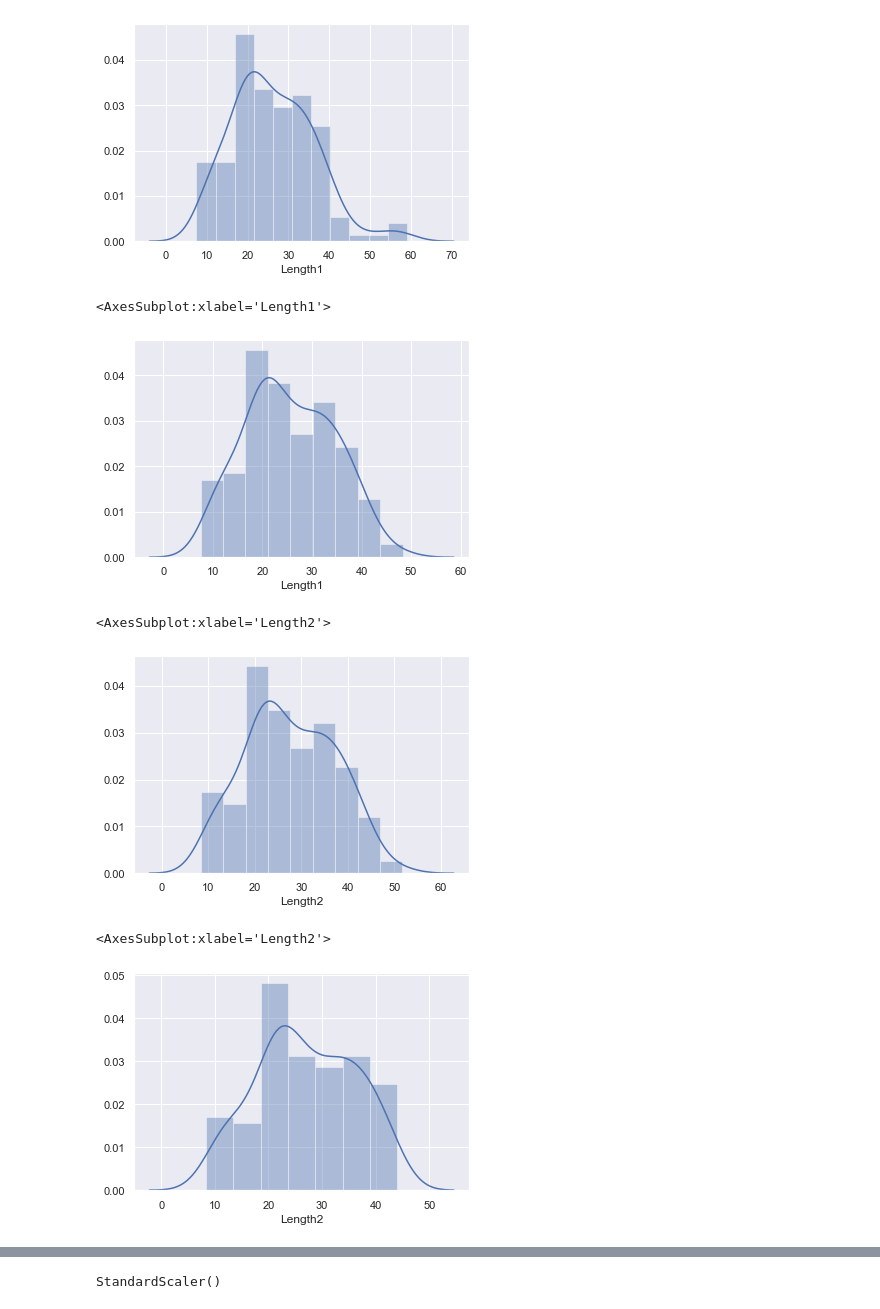
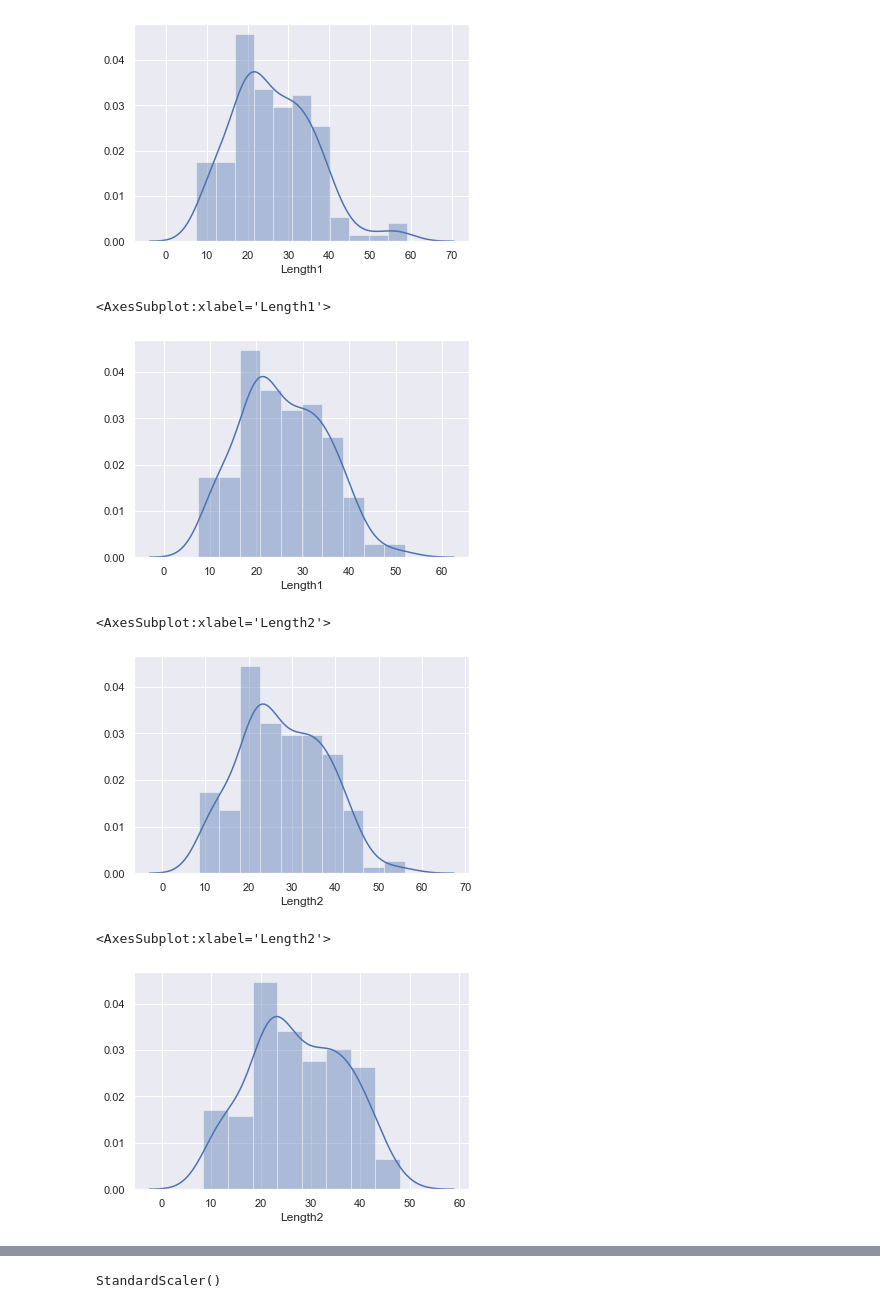
Before and after one commit to malik2067/stats-anaytics, a Jupyter notebook: fish.ipynb, the cells around one changed output, grey strips where cells are left out. Drawn from its saved outputs; the diff is of its cells as text; code cells hidden in the pictures.

```diff
--- a/fish.ipynb
+++ b/fish.ipynb
@@ -60,22 +60,22 @@ sns.distplot(raw_data["Length1"])
 <AxesSubplot:xlabel='Length1'>
 [figure]
 # %%
-q = raw_data['Length1'].quantile(0.975)
+q = raw_data['Length1'].quantile(0.99)
 data_1 = raw_data[ raw_data['Length1']<q]
 sns.distplot(data_1["Length1"])
 # %% [output]
 <AxesSubplot:xlabel='Length1'>
-[figure, old version]
+[figure, new version]
 # %%
 sns.distplot(data_1["Length2"])
 # %% [output]
 <AxesSubplot:xlabel='Length2'>
-[figure, old version]
+[figure, new version]
 # %%
-q = data_1['Length2'].quantile(0.975)
+q = data_1['Length2'].quantile(0.99)
 data_2 = data_1[data_1['Length2']<q]
 sns.distplot(data_2["Length2"])
 # %% [output]
 <AxesSubplot:xlabel='Length2'>
-[figure, old version]
+[figure, new version]
 # %%
```
Also changed, not shown: parts of 16 cells of this notebook.
